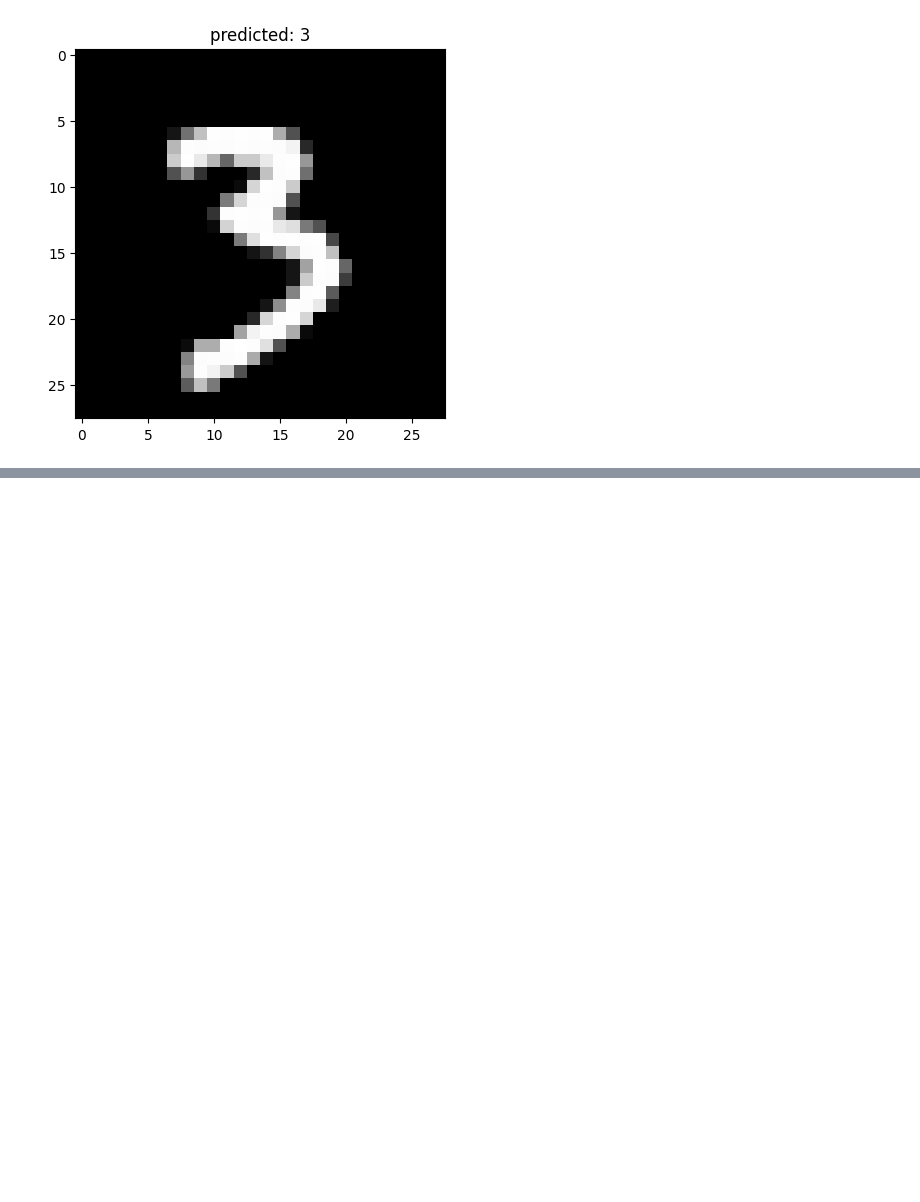
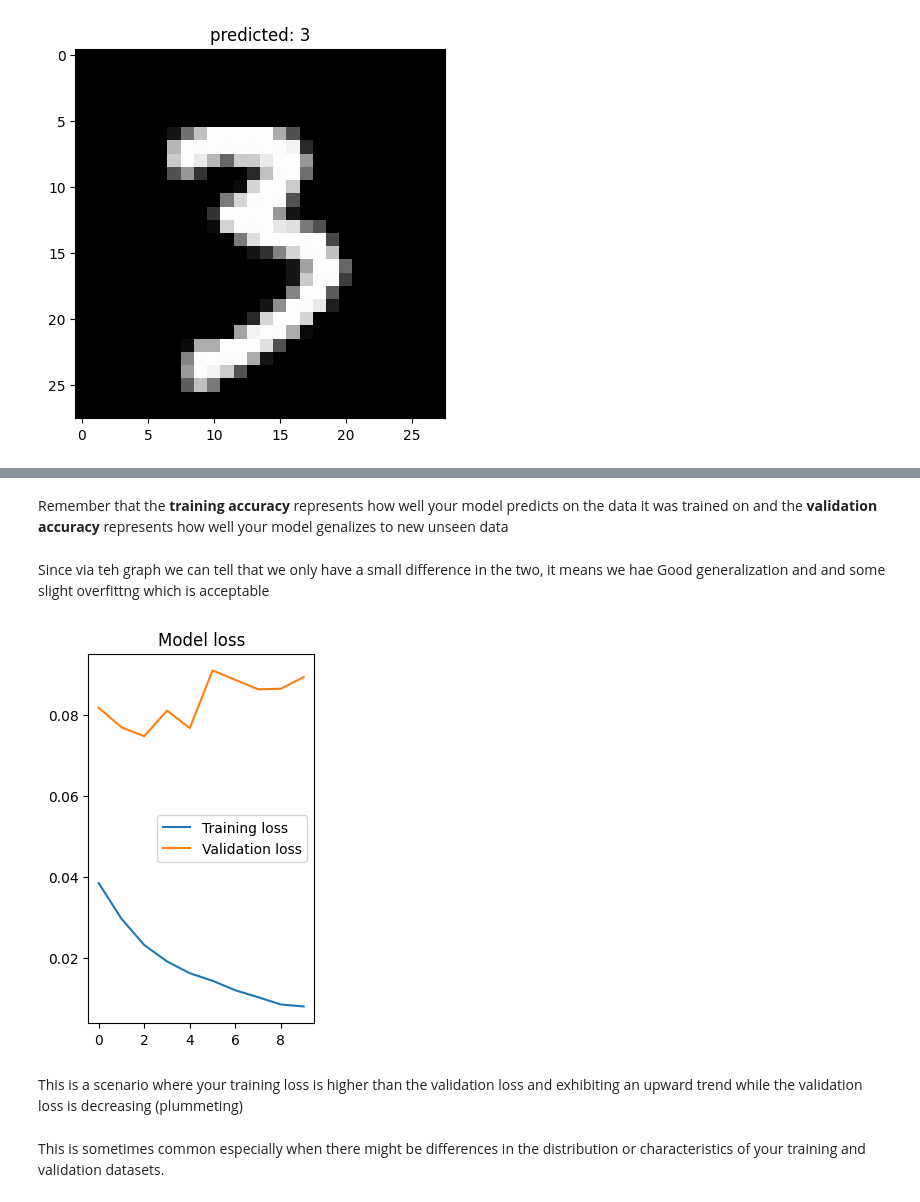
Before and after one commit to MissMukuru/-Overfit_n_Chill, a Jupyter notebook: Image_classifier_NN.ipynb, the cells around one changed output, grey strips where cells are left out. Drawn from its saved outputs; the diff is of its cells as text; code cells hidden in the pictures; blank space fills up the shorter version.

```diff
--- a/Image_classifier_NN.ipynb
+++ b/Image_classifier_NN.ipynb
@@ -75,0 +150,17 @@ plt.show()
+# %% [markdown]
+Remember that the **training accuracy** represents how well your model predicts on the data it was trained on and the **validation accuracy** represents how well your model genalizes to new unseen data
+# %% [markdown]
+Since via teh graph we can tell that we only have a small difference in the two, it means we hae Good generalization and and some slight overfittng which is acceptable
+# %%
+plt.subplot(1,2,2)
+plt.plot(history.history['loss'], label = "Training loss")
+plt.plot(history.history['val_loss'],label = 'Validation loss')
+plt.title('Model loss')
+plt.legend()
+plt.show()
+# %% [output]
+[figure, added]
+# %% [markdown]
+This is a scenario where your training loss is higher than the validation loss and exhibiting an upward trend while the validation loss is decreasing (plummeting)
+# %% [markdown]
+This is sometimes common especially when there might be differences in the distribution or characteristics of your training and validation datasets.
```
Also changed, not shown: parts of 11 cells of this notebook.
